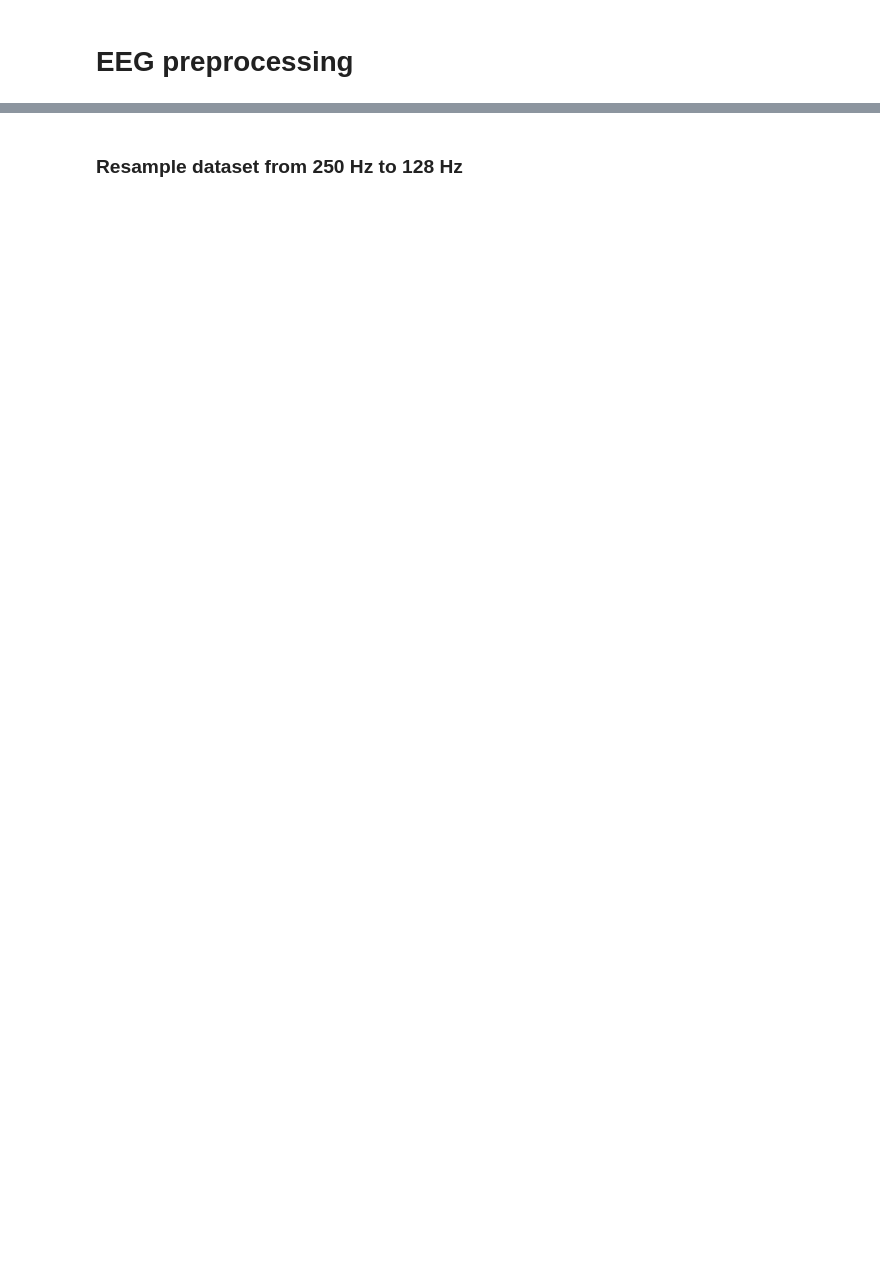
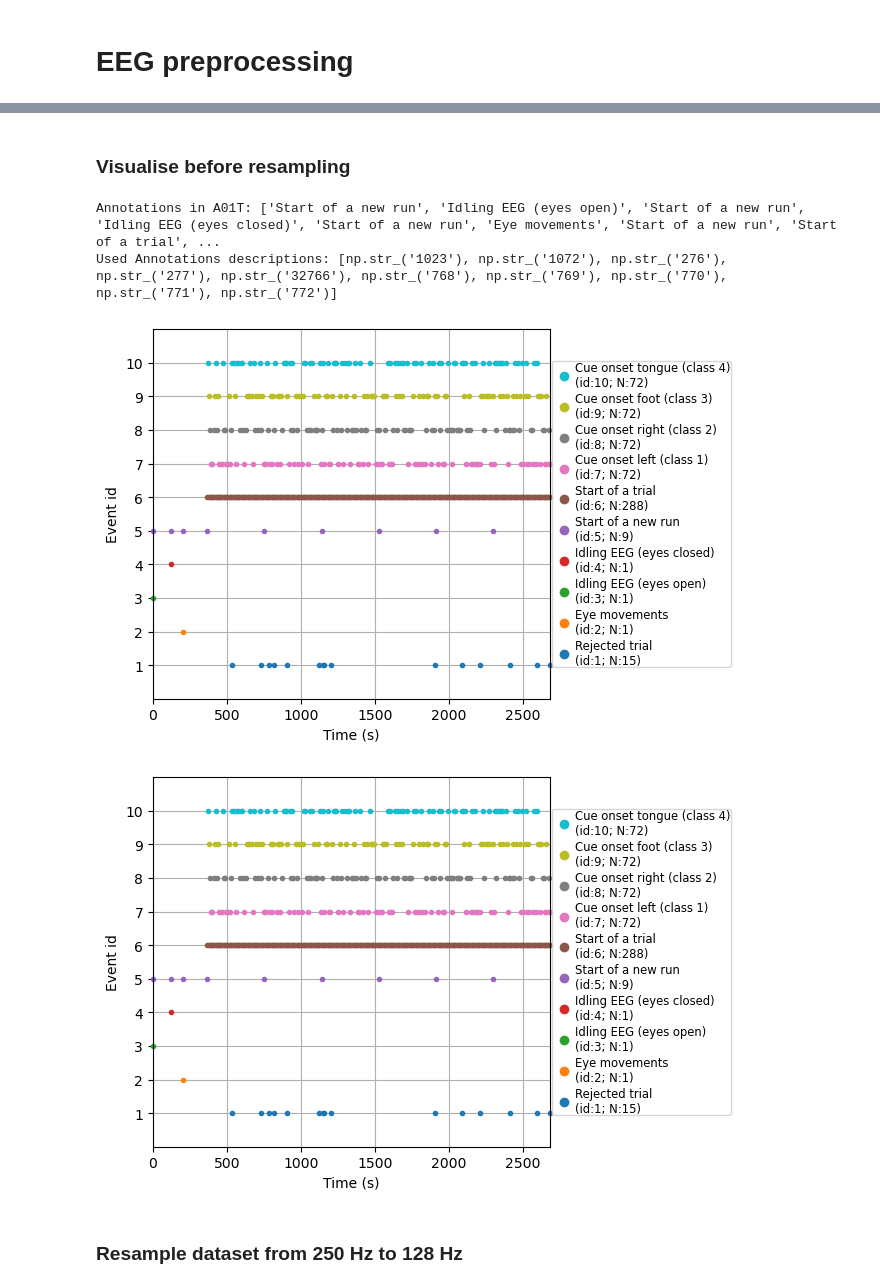
Before and after one commit to PraKesEy/EEGNetReplication, a Jupyter notebook: notebooks/02_preprocessing_pipeline.ipynb, the cells around one changed output, grey strips where cells are left out. Saved outputs shown, nothing was run; the diff lists cells and outputs as text; code cells hidden in the pictures; blank space fills up the shorter version.

```diff
--- a/notebooks/02_preprocessing_pipeline.ipynb
+++ b/notebooks/02_preprocessing_pipeline.ipynb
@@ -31,2 +85,39 @@ Reading 0 ... 672527  =      0.000 ...  2690.108 secs...
+# %% [markdown]
+### Visualise before resampling
+# %%
+import mne
+# create a plot of annotation descriptions over time
+annotationsT = rawA01T.annotations.description
+
+# Annotation conversion map
+annotation_map = {
+    '276': 'Idling EEG (eyes open)',
+    '277': 'Idling EEG (eyes closed)',
+    '768': 'Start of a trial',
+    '769': 'Cue onset left (class 1)',
+    '770': 'Cue onset right (class 2)',
+    '771': 'Cue onset foot (class 3)',
+    '772': 'Cue onset tongue (class 4)',
+    '783': 'Cue unknown',
+    '1023': 'Rejected trial',
+    '1072': 'Eye movements',
+    '32766': 'Start of a new run',
+}
+
+# Map the annotations to their descriptions
+annotationsT = [annotation_map.get(desc, desc) for desc in annotationsT]
+
+# Plot the raw data
+print("Annotations in A01T:", annotationsT)
+
+eventsT, event_idT = mne.events_from_annotations(rawA01T)
+# Replace event IDs with annotation descriptions
+event_idT = {annotation_map.get(str(key), str(key)): value for key, value in event_idT.items()}
+mne.viz.plot_events(eventsT, rawA01T.info["sfreq"], event_id=event_idT, show=True)
+# %% [output]
+Annotations in A01T: ['Start of a new run', 'Idling EEG (eyes open)', 'Start of a new run', 'Idling EEG (eyes closed)', 'Start of a new run', 'Eye movements', 'Start of a new run', 'Start of a trial', ...
+Used Annotations descriptions: [np.str_('1023'), np.str_('1072'), np.str_('276'), np.str_('277'), np.str_('32766'), np.str_('768'), np.str_('769'), np.str_('770'), np.str_('771'), np.str_('772')]
+[figure, added]
+[figure, added]
 # %% [markdown]
 ### Resample dataset from 250 Hz to 128 Hz
```
Also changed, not shown: parts of 15 cells of this notebook.
